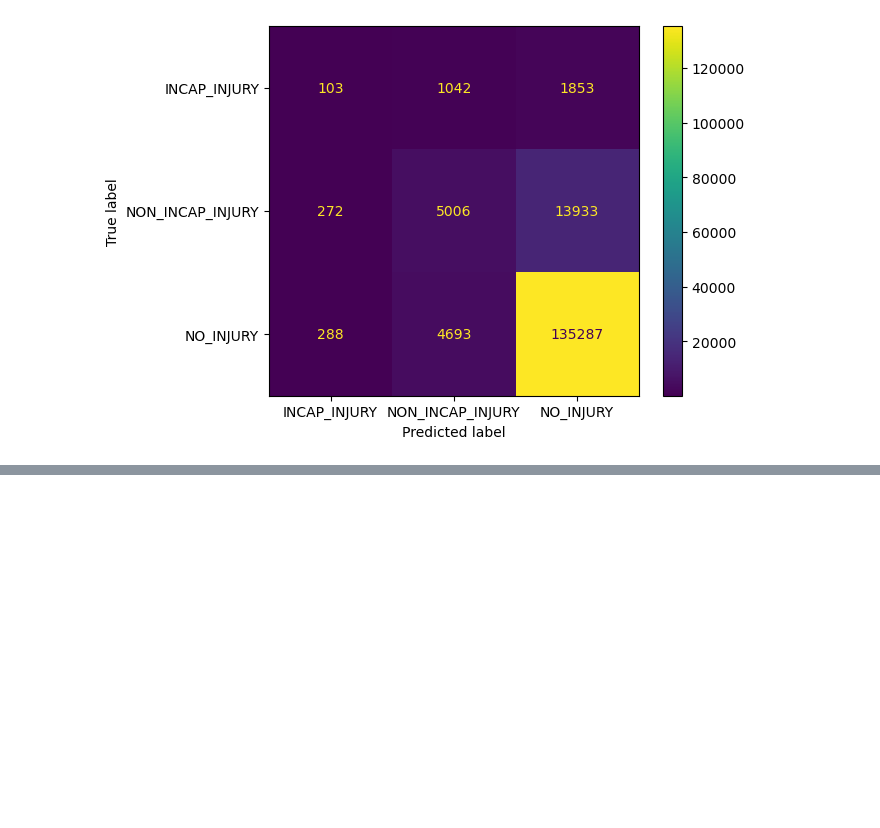
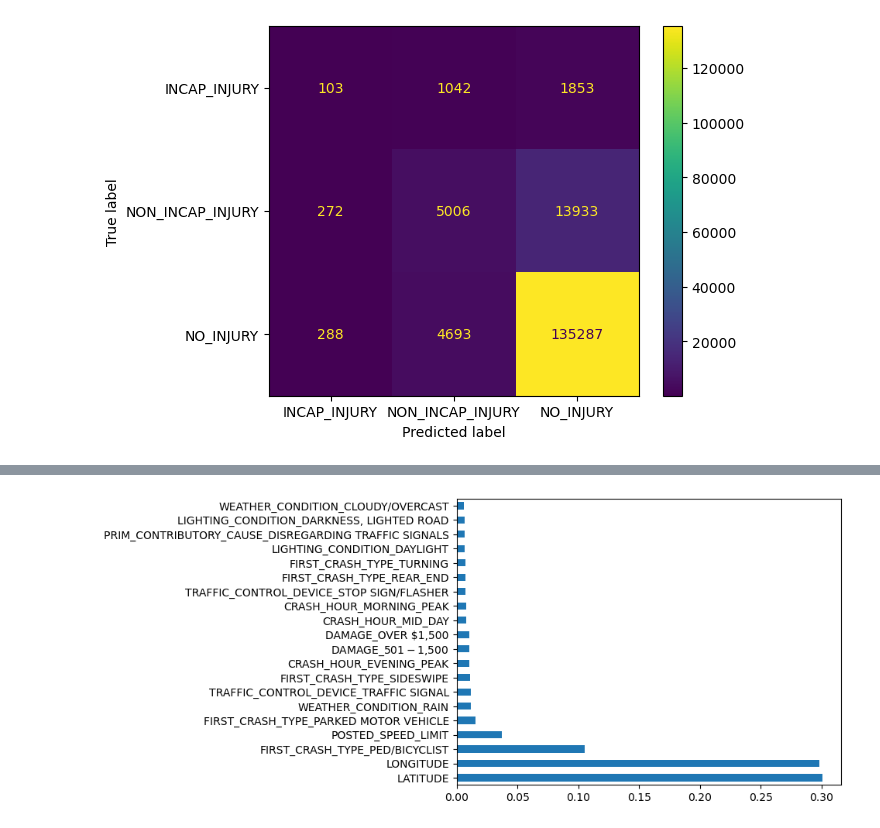
Before and after one commit to YamunaU75/ChicagoCarCrashes_Phase4, a Jupyter notebook: CarCrashesNt1.ipynb, the cells around one changed output, grey strips where cells are left out. Drawn from its saved outputs; the diff is of its cells as text; code cells hidden in the pictures; blank space fills up the shorter version.

```diff
--- a/CarCrashesNt1.ipynb
+++ b/CarCrashesNt1.ipynb
@@ -580,3 +541,9 @@ NON_INCAP_INJURY       0.47      0.26      0.33     19211
 ConfusionMatrixDisplay.from_estimator(model1, X_test_proc_df,y_test);
 # %% [output]
 [figure]
+# %%
+#type(model1)
+feat_imp = model1.feature_importances_
+#feat_imp
+feat_imp_series = pd.Series(feat_imp, index = X_train_proc_df.columns).sort_values(ascending = False)
+feat_imp_series
@@ -582,0 +563,3 @@ ConfusionMatrixDisplay.from_estimator(model1, X_test_proc_df,y_test);
+# %%
+top_20_feat_imp = feat_imp_series.head(20)
+top_20_feat_imp
@@ -582,0 +584,4 @@ ConfusionMatrixDisplay.from_estimator(model1, X_test_proc_df,y_test);
+# %%
+top_20_feat_imp.plot(kind = 'barh');
+# %% [output]
+[figure, added]
```
Also changed, not shown: parts of 20 cells of this notebook.
